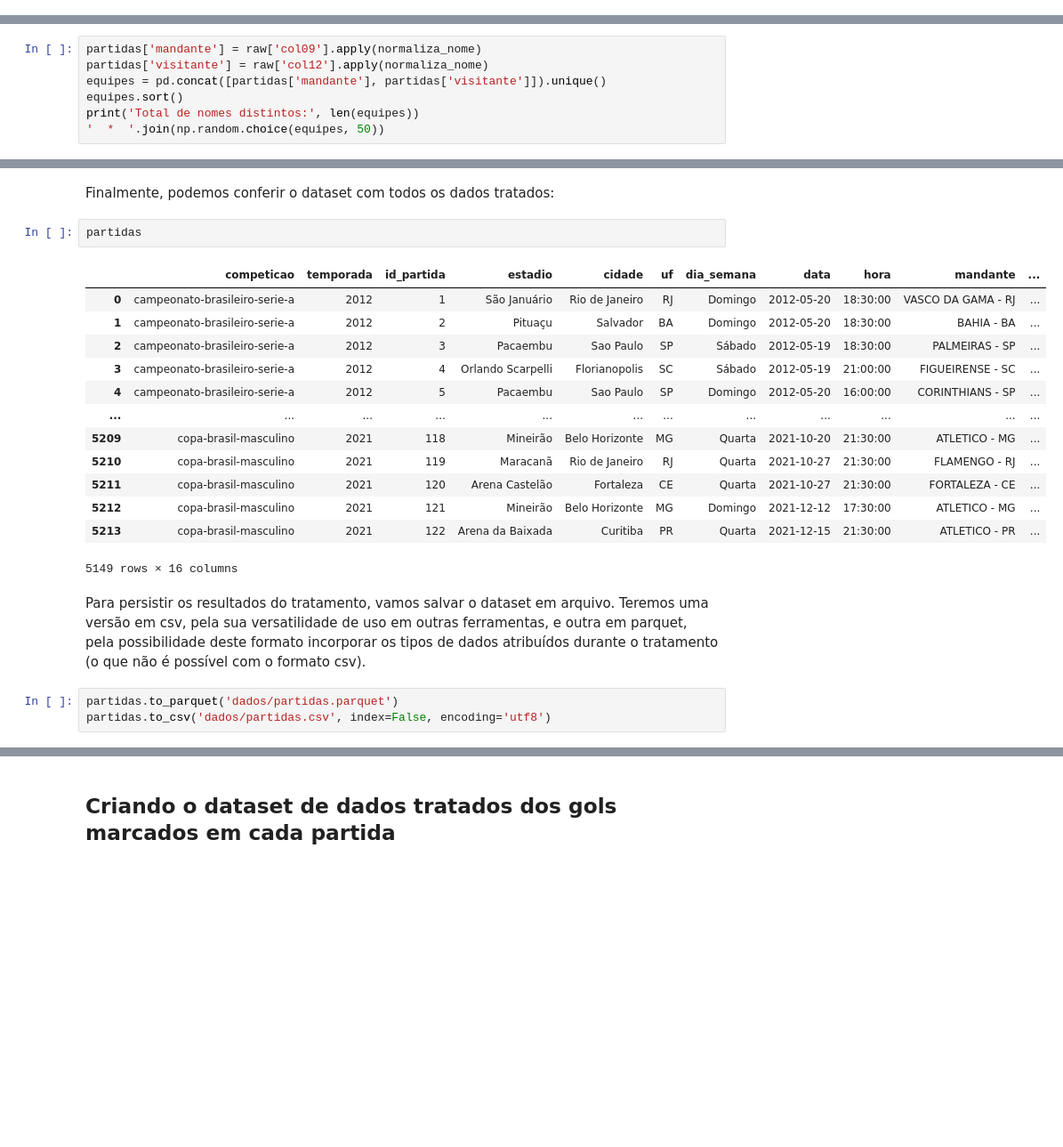
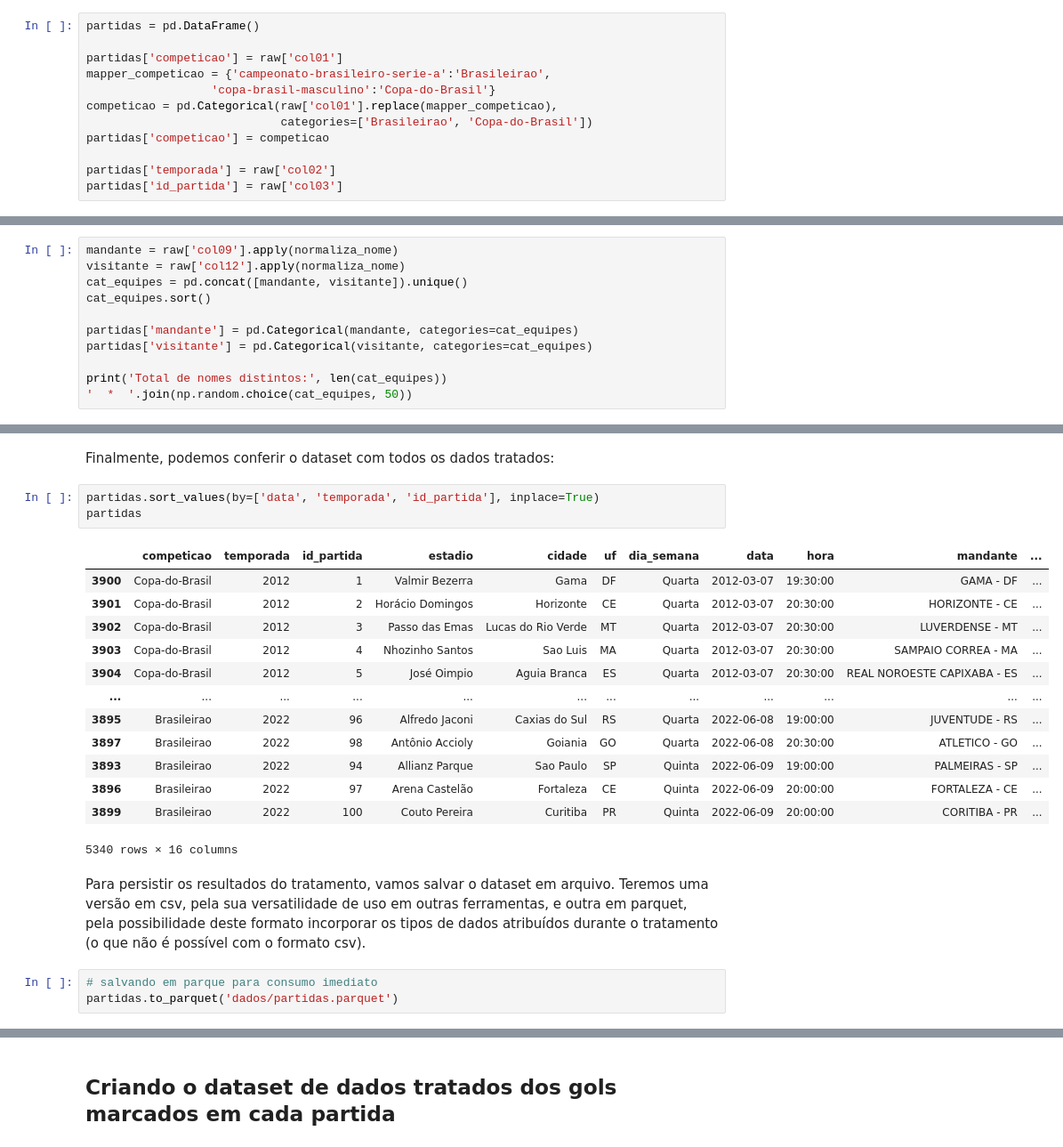
Before and after one commit to renefb/futebol-br, a Jupyter notebook: 2-tratamento.ipynb, the cells around one changed output, grey strips where cells are left out. Shown at 89% size. Drawn from its saved outputs; the diff is of its cells as text; blank space fills up the shorter version.

```diff
--- a/2-tratamento.ipynb
+++ b/2-tratamento.ipynb
@@ -178,3 +178,15 @@ partidas['id_partida'] = raw['col03']
+# %%
+partidas = pd.DataFrame()
+
+partidas['competicao'] = raw['col01']
+mapper_competicao = {'campeonato-brasileiro-serie-a':'Brasileirao',
+                  'copa-brasil-masculino':'Copa-do-Brasil'}
+competicao = pd.Categorical(raw['col01'].replace(mapper_competicao),
+                            categories=['Brasileirao', 'Copa-do-Brasil'])
+partidas['competicao'] = competicao
+
+partidas['temporada'] = raw['col02']
+partidas['id_partida'] = raw['col03']
 # %% [markdown]
 Para os dados sobre o local da partida, desmembramos a coluna `col04` dos dados originais, que traz o nome do estádio e, na maioria dos casos, também a cidade e o Estado onde se encontra:
 # %%
@@ -245,8 +273,12 @@ Agora, aplicamos a função e conferimos uma amostra menor dos nomes das equipes
 # %%
-partidas['mandante'] = raw['col09'].apply(normaliza_nome)
-partidas['visitante'] = raw['col12'].apply(normaliza_nome)
-equipes = pd.concat([partidas['mandante'], partidas['visitante']]).unique()
-equipes.sort()
-print('Total de nomes distintos:', len(equipes))
-'  *  '.join(np.random.choice(equipes, 50))
+mandante = raw['col09'].apply(normaliza_nome)
+visitante = raw['col12'].apply(normaliza_nome)
+cat_equipes = pd.concat([mandante, visitante]).unique()
+cat_equipes.sort()
+
+partidas['mandante'] = pd.Categorical(mandante, categories=cat_equipes)
+partidas['visitante'] = pd.Categorical(visitante, categories=cat_equipes)
+
+print('Total de nomes distintos:', len(cat_equipes))
+'  *  '.join(np.random.choice(cat_equipes, 50))
 # %% [output]
@@ -272,23 +304,24 @@ partidas['visit_penaltis'] = raw['col16'].fillna(0).apply(lambda p: int(p))
 # %% [markdown]
 Finalmente, podemos conferir o dataset com todos os dados tratados:
 # %%
+partidas.sort_values(by=['data', 'temporada', 'id_partida'], inplace=True)
 partidas
 # %% [output]
 |  | competicao | temporada | id_partida | estadio | cidade | uf | dia_semana | data | hora | mandante | ... |
-| 0 | campeonato-brasileiro-serie-a | 2012 | 1 | São Januário | Rio de Janeiro | RJ | Domingo | 2012-05-20 | 18:30:00 | VASCO DA GAMA - RJ | ... |
-| 1 | campeonato-brasileiro-serie-a | 2012 | 2 | Pituaçu | Salvador | BA | Domingo | 2012-05-20 | 18:30:00 | BAHIA - BA | ... |
-| 2 | campeonato-brasileiro-serie-a | 2012 | 3 | Pacaembu | Sao Paulo | SP | Sábado | 2012-05-19 | 18:30:00 | PALMEIRAS - SP | ... |
-| 3 | campeonato-brasileiro-serie-a | 2012 | 4 | Orlando Scarpelli | Florianopolis | SC | Sábado | 2012-05-19 | 21:00:00 | FIGUEIRENSE - SC | ... |
-| 4 | campeonato-brasileiro-serie-a | 2012 | 5 | Pacaembu | Sao Paulo | SP | Domingo | 2012-05-20 | 16:00:00 | CORINTHIANS - SP | ... |
+| 3900 | Copa-do-Brasil | 2012 | 1 | Valmir Bezerra | Gama | DF | Quarta | 2012-03-07 | 19:30:00 | GAMA - DF | ... |
+| 3901 | Copa-do-Brasil | 2012 | 2 | Horácio Domingos | Horizonte | CE | Quarta | 2012-03-07 | 20:30:00 | HORIZONTE - CE | ... |
+| 3902 | Copa-do-Brasil | 2012 | 3 | Passo das Emas | Lucas do Rio Verde | MT | Quarta | 2012-03-07 | 20:30:00 | LUVERDENSE - MT | ... |
+| 3903 | Copa-do-Brasil | 2012 | 4 | Nhozinho Santos | Sao Luis | MA | Quarta | 2012-03-07 | 20:30:00 | SAMPAIO CORREA - MA | ... |
+| 3904 | Copa-do-Brasil | 2012 | 5 | José Oimpio | Aguia Branca | ES | Quarta | 2012-03-07 | 20:30:00 | REAL NOROESTE CAPIXABA - ES | ... |
 | ... | ... | ... | ... | ... | ... | ... | ... | ... | ... | ... | ... |
-| 5209 | copa-brasil-masculino | 2021 | 118 | Mineirão | Belo Horizonte | MG | Quarta | 2021-10-20 | 21:30:00 | ATLETICO - MG | ... |
-| 5210 | copa-brasil-masculino | 2021 | 119 | Maracanã | Rio de Janeiro | RJ | Quarta | 2021-10-27 | 21:30:00 | FLAMENGO - RJ | ... |
-| 5211 | copa-brasil-masculino | 2021 | 120 | Arena Castelão | Fortaleza | CE | Quarta | 2021-10-27 | 21:30:00 | FORTALEZA - CE | ... |
-| 5212 | copa-brasil-masculino | 2021 | 121 | Mineirão | Belo Horizonte | MG | Domingo | 2021-12-12 | 17:30:00 | ATLETICO - MG | ... |
-| 5213 | copa-brasil-masculino | 2021 | 122 | Arena da Baixada | Curitiba | PR | Quarta | 2021-12-15 | 21:30:00 | ATLETICO - PR | ... |
+| 3895 | Brasileirao | 2022 | 96 | Alfredo Jaconi | Caxias do Sul | RS | Quarta | 2022-06-08 | 19:00:00 | JUVENTUDE - RS | ... |
+| 3897 | Brasileirao | 2022 | 98 | Antônio Accioly | Goiania | GO | Quarta | 2022-06-08 | 20:30:00 | ATLETICO - GO | ... |
+| 3893 | Brasileirao | 2022 | 94 | Allianz Parque | Sao Paulo | SP | Quinta | 2022-06-09 | 19:00:00 | PALMEIRAS - SP | ... |
+| 3896 | Brasileirao | 2022 | 97 | Arena Castelão | Fortaleza | CE | Quinta | 2022-06-09 | 20:00:00 | FORTALEZA - CE | ... |
+| 3899 | Brasileirao | 2022 | 100 | Couto Pereira | Curitiba | PR | Quinta | 2022-06-09 | 20:00:00 | CORITIBA - PR | ... |
-5149 rows × 16 columns
+5340 rows × 16 columns
 # %% [markdown]
 Para persistir os resultados do tratamento, vamos salvar o dataset em arquivo. Teremos uma versão em csv, pela sua versatilidade de uso em outras ferramentas, e outra em parquet, pela possibilidade deste formato incorporar os tipos de dados atribuídos durante o tratamento (o que não é possível com o formato csv).
-# %%
-partidas.to_parquet('dados/partidas.parquet')
-partidas.to_csv('dados/partidas.csv', index=False, encoding='utf8')
+# %%
+# salvando em parque para consumo imediato
+partidas.to_parquet('dados/partidas.parquet')
```
Also changed, not shown: parts of 24 cells of this notebook, 48 other files.
